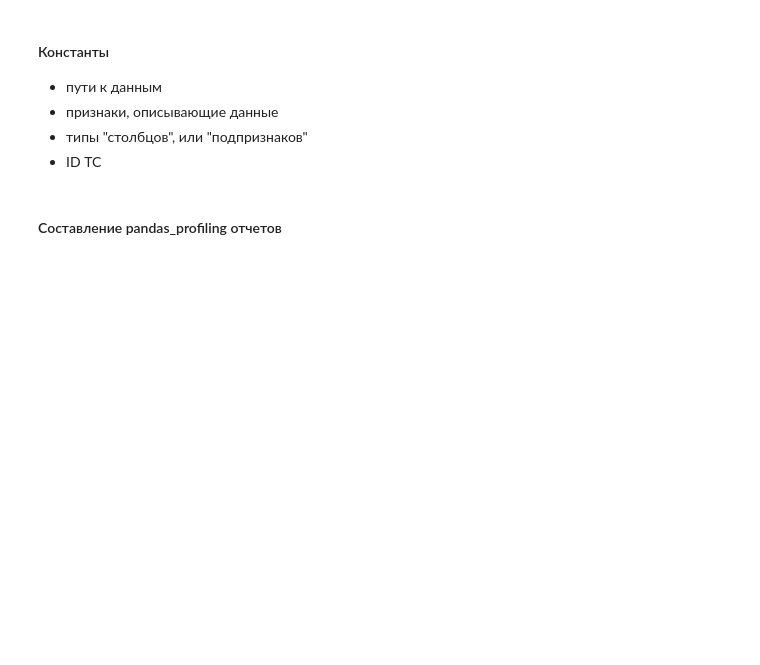
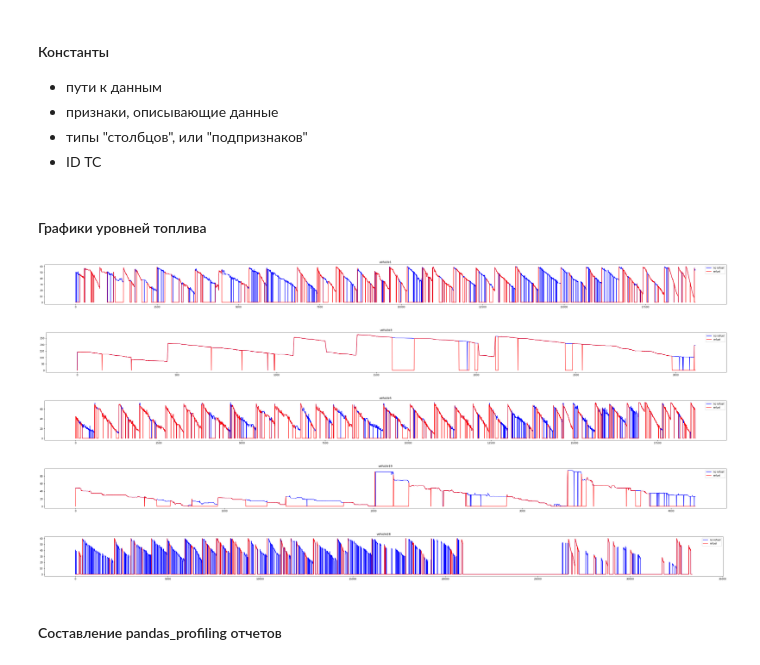
Before and after one commit to MekhailS/datascience-contest, a Jupyter notebook: eda.ipynb, the cells around one changed output. Cells and saved outputs as stored; diff of their text form; code cells hidden in the pictures; blank space fills up the shorter version.

Commit message:
Add plots

```diff
--- a/eda.ipynb
+++ b/eda.ipynb
@@ -86,3 +86,5 @@ def df_for_all_vehicles():
 df_vehicles_all = df_for_all_vehicles()
 
 df_vehicles_all
+# %% [markdown]
+#### Графики уровней топлива
@@ -89,3 +95,26 @@ df_vehicles_all
+# %%
+for i in VEHICLE_IDS:
+    df = pd.read_csv(f'{DATA_PROC_PATH}vehicle{i}.csv')
+    df.dropna(inplace=True)
+    df.reset_index(inplace=True)
+
+    df_refuel = df[df['refuel'] == 1]
+
+    plt.figure(figsize=(50, 3))
+
+    plt.title(f'vehicle{i}')
+    plt.plot(df['i'], df['fuellevel'], color='blue', label='no refuel')
+    plt.plot(df['i'], df['fuellevel'] * df['refuel'], color='red', label='refuel')
+    plt.legend()
+
+    plt.savefig(f'{DATA_PROC_PATH}plots/fuellevel_refuel_vehicle{i}.png', dpi=160)
+    plt.show()
+# %% [output]
+[figure, added]
+[figure, added]
+[figure, added]
+[figure, added]
+[figure, added]
 # %% [markdown]
 #### Составление pandas_profiling отчетов
 # %%
```
Also changed, not shown: parts of 1 cell of this notebook, 5 other files.
